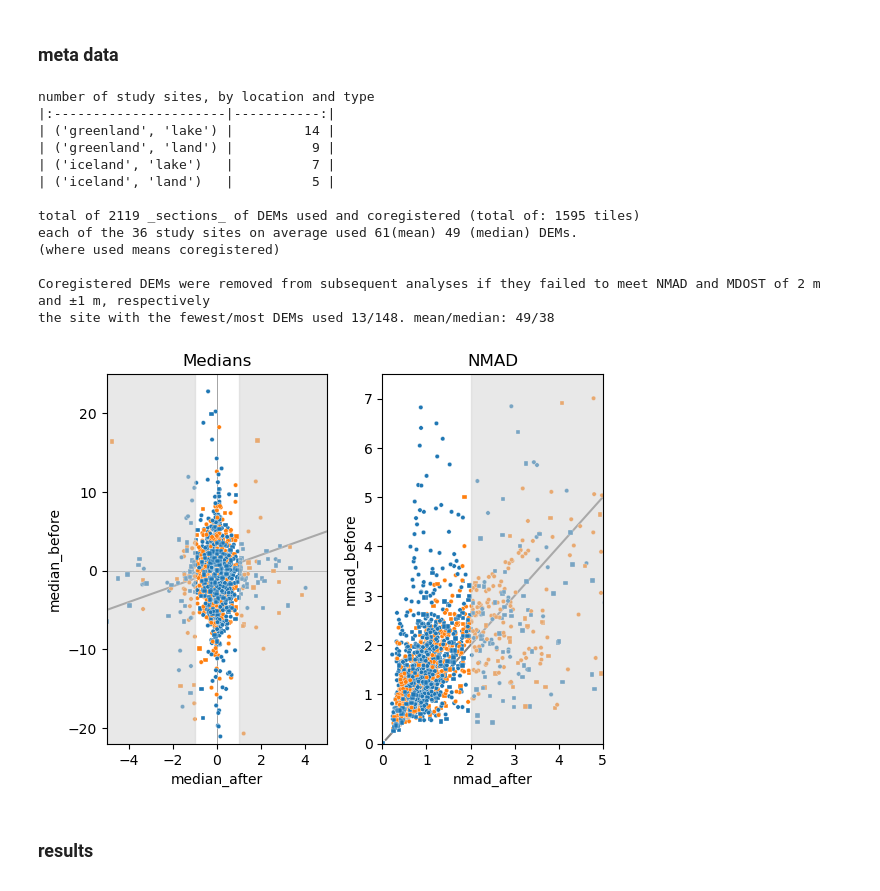
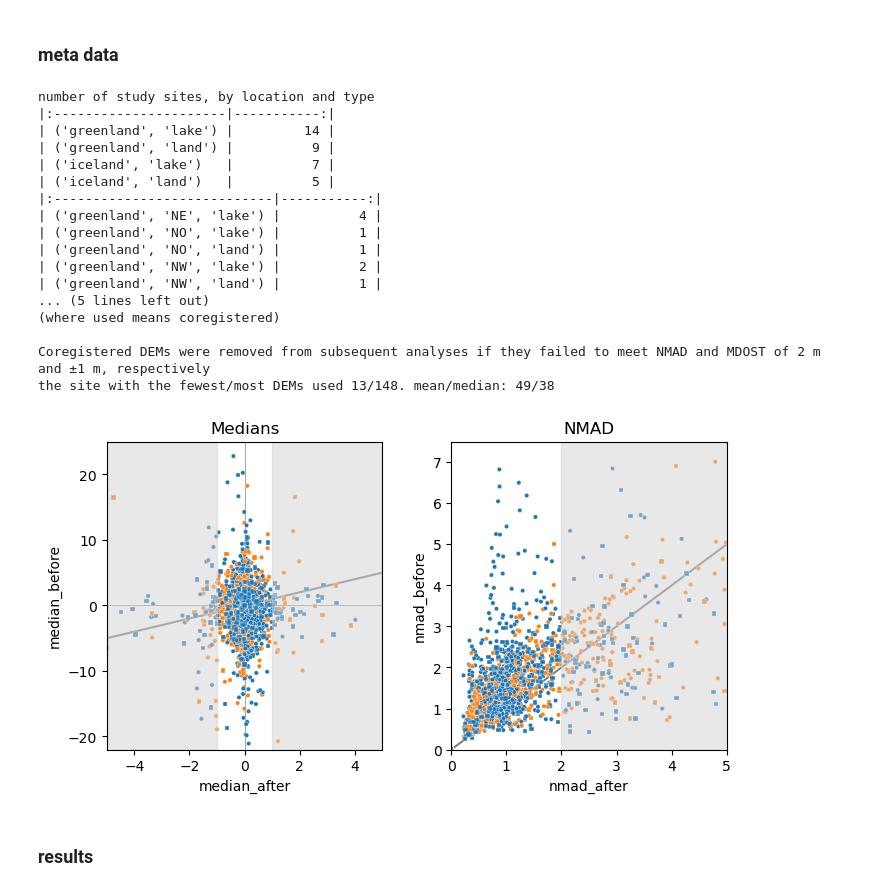
Before and after one commit to tlohde/lake-terminating-glaciers, a Jupyter notebook: src/jan25Update.ipynb, the cells around one changed output. Drawn from its saved outputs; the diff is of its cells as text; code cells hidden in the pictures.

```diff
--- a/src/jan25Update.ipynb
+++ b/src/jan25Update.ipynb
@@ -207,6 +254,8 @@ for d in site_directories:
 # show the meta data
 print('number of study sites, by location and type')
 print(centrelines.groupby(['where', 'lake_land'])['geometry'].count().to_markdown())
+
+print(centrelines.groupby(['where', 'region', 'lake_land'])['geometry'].count().to_markdown())
 
 print(f'\ntotal of {len(dem_ids)} _sections_ of DEMs used and coregistered (total of: {len(set(dem_ids))} tiles)')
 print(f'each of the 36 study sites on average used {np.mean(dem_counts):.0f}'
@@ -224,9 +273,13 @@ number of study sites, by location and type
 | ('greenland', 'land') |          9 |
 | ('iceland', 'lake')   |          7 |
 | ('iceland', 'land')   |          5 |
-
-total of 2119 _sections_ of DEMs used and coregistered (total of: 1595 tiles)
-each of the 36 study sites on average used 61(mean) 49 (median) DEMs.
+|:----------------------------|-----------:|
+| ('greenland', 'NE', 'lake') |          4 |
+| ('greenland', 'NO', 'lake') |          1 |
+| ('greenland', 'NO', 'land') |          1 |
+| ('greenland', 'NW', 'lake') |          2 |
+| ('greenland', 'NW', 'land') |          1 |
+... (5 lines left out)
 (where used means coregistered)
 
 Coregistered DEMs were removed from subsequent analyses if they failed to meet NMAD and MDOST of 2 m and ±1 m, respectively
@@ -251,7 +305,8 @@ for d in site_directories:
 
 coreg_meta = pd.concat(dfs)
 # %%
-fig, axs = plt.subplots(ncols=2)
+## plot to coregistration metadata
+fig, axs = plt.subplots(ncols=2, figsize=[8,4])
 
 # MEDIAN
 sns.scatterplot(data=coreg_meta,
@@ -269,34 +324,34 @@ axs[0].set(xlim=(-5, 5),
 )
 axs[0].axhline(0, c='gray', zorder=0, lw=0.5)
 axs[0].axvline(0, c='gray', zorder=0, lw=0.5)
 plot_xeqy(axs[0])
 
 axs[0].fill_between([-5, -1], -22, 25, color='lightgray', alpha=0.5)
 axs[0].fill_between([1, 5], -22, 25, color='lightgray', alpha=0.5)
 
 axs[0].set_title('Medians')
 
 ## NMAD
 sns.scatterplot(data=coreg_meta,
                 x='nmad_after',
                 y='nmad_before',
                 hue='lake_land',
                 style='where',
                 s=10,
                 markers=['o','s'],
                 ax=axs[1],
                 legend=False)
 
 axs[1].set(xlim=(0, 5),
            ylim=(0, 7.5)
 )
 plot_xeqy(axs[1])
 axs[1].fill_between([2, 7.5], 0, 7.5, color='lightgray', alpha=0.5)
 axs[1].set_title('NMAD')
 
 plt.subplots_adjust(wspace=0.25)
 # %% [output]
-[figure, old version]
+[figure, new version]
 # %% [markdown]
 ### results
 # %% [markdown]
```
Also changed, not shown: parts of 14 cells of this notebook, 6 other files.
